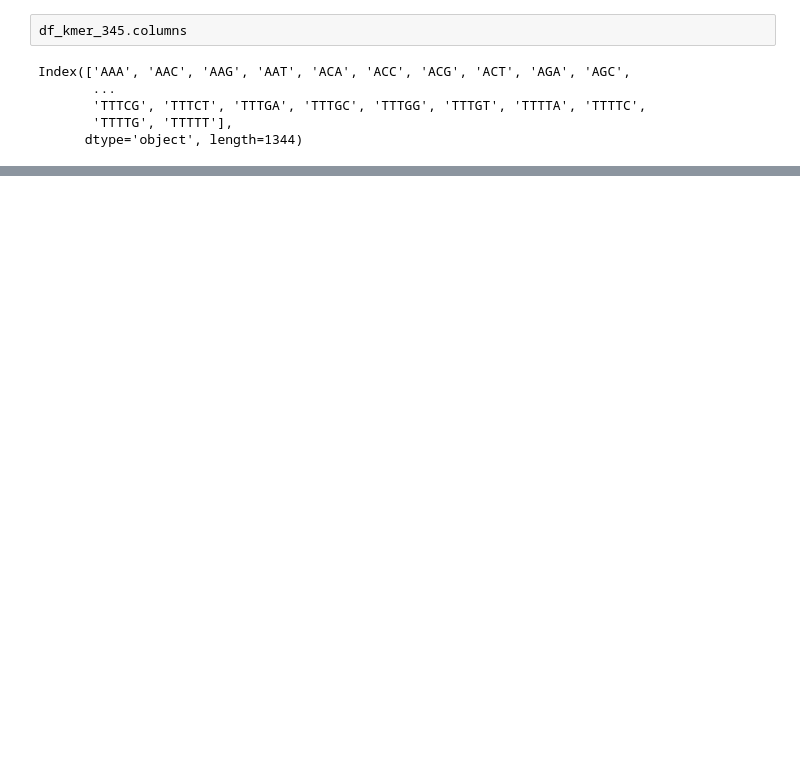
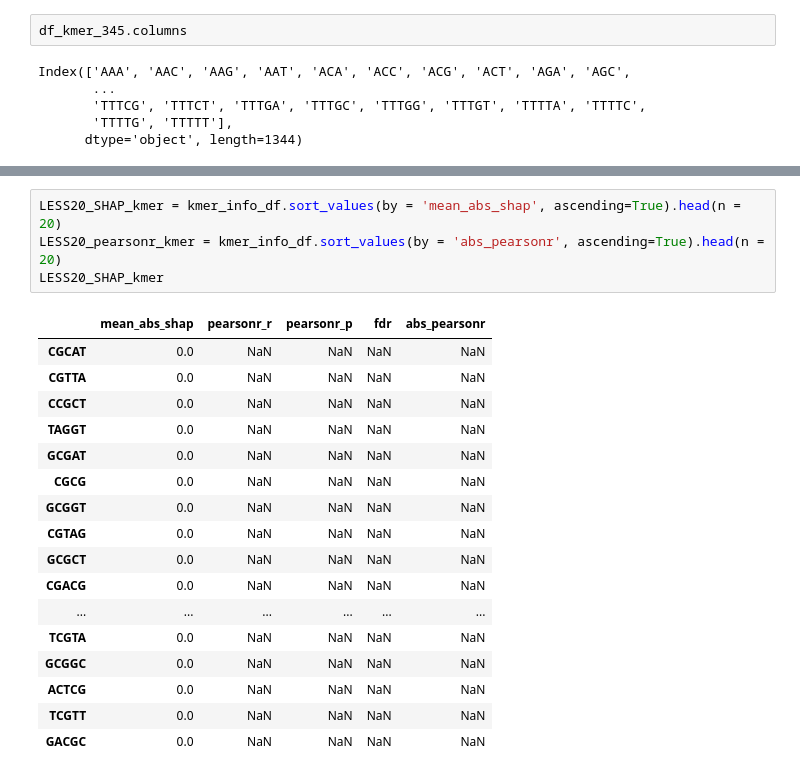
Before and after one commit to zhangysTHU/circExor, a Jupyter notebook: SHAP/circRNA_shap.ipynb, the cells around one changed output, grey strips where cells are left out. Drawn from its saved outputs; the diff is of its cells as text; blank space fills up the shorter version.

```diff
--- a/SHAP/circRNA_shap.ipynb
+++ b/SHAP/circRNA_shap.ipynb
@@ -183,0 +189,22 @@ min(data_5mer)
+# %%
+LESS20_SHAP_kmer = kmer_info_df.sort_values(by = 'mean_abs_shap', ascending=True).head(n = 20)
+LESS20_pearsonr_kmer = kmer_info_df.sort_values(by = 'abs_pearsonr', ascending=True).head(n = 20)
+LESS20_SHAP_kmer
+# %% [output]
+|  | mean_abs_shap | pearsonr_r | pearsonr_p | fdr | abs_pearsonr |
+| CGCAT | 0.0 | NaN | NaN | NaN | NaN |
+| CGTTA | 0.0 | NaN | NaN | NaN | NaN |
+| CCGCT | 0.0 | NaN | NaN | NaN | NaN |
+| TAGGT | 0.0 | NaN | NaN | NaN | NaN |
+| GCGAT | 0.0 | NaN | NaN | NaN | NaN |
+| CGCG | 0.0 | NaN | NaN | NaN | NaN |
+| GCGGT | 0.0 | NaN | NaN | NaN | NaN |
+| CGTAG | 0.0 | NaN | NaN | NaN | NaN |
+| GCGCT | 0.0 | NaN | NaN | NaN | NaN |
+| CGACG | 0.0 | NaN | NaN | NaN | NaN |
+| ... | ... | ... | ... | ... | ... |
+| TCGTA | 0.0 | NaN | NaN | NaN | NaN |
+| GCGGC | 0.0 | NaN | NaN | NaN | NaN |
+| ACTCG | 0.0 | NaN | NaN | NaN | NaN |
+| TCGTT | 0.0 | NaN | NaN | NaN | NaN |
+| GACGC | 0.0 | NaN | NaN | NaN | NaN |
```
Also changed, not shown: parts of 15 cells of this notebook, 34 other files.
